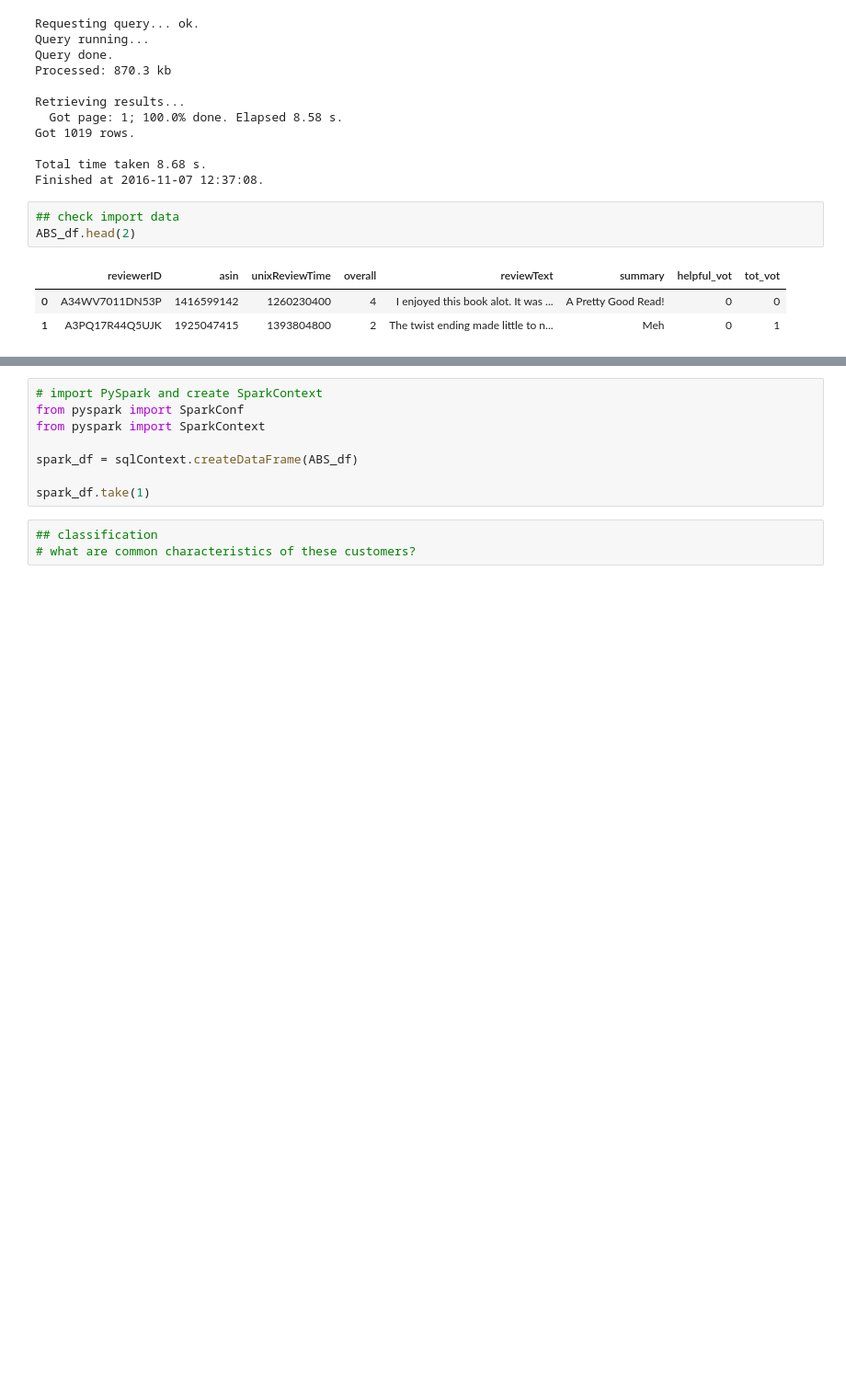
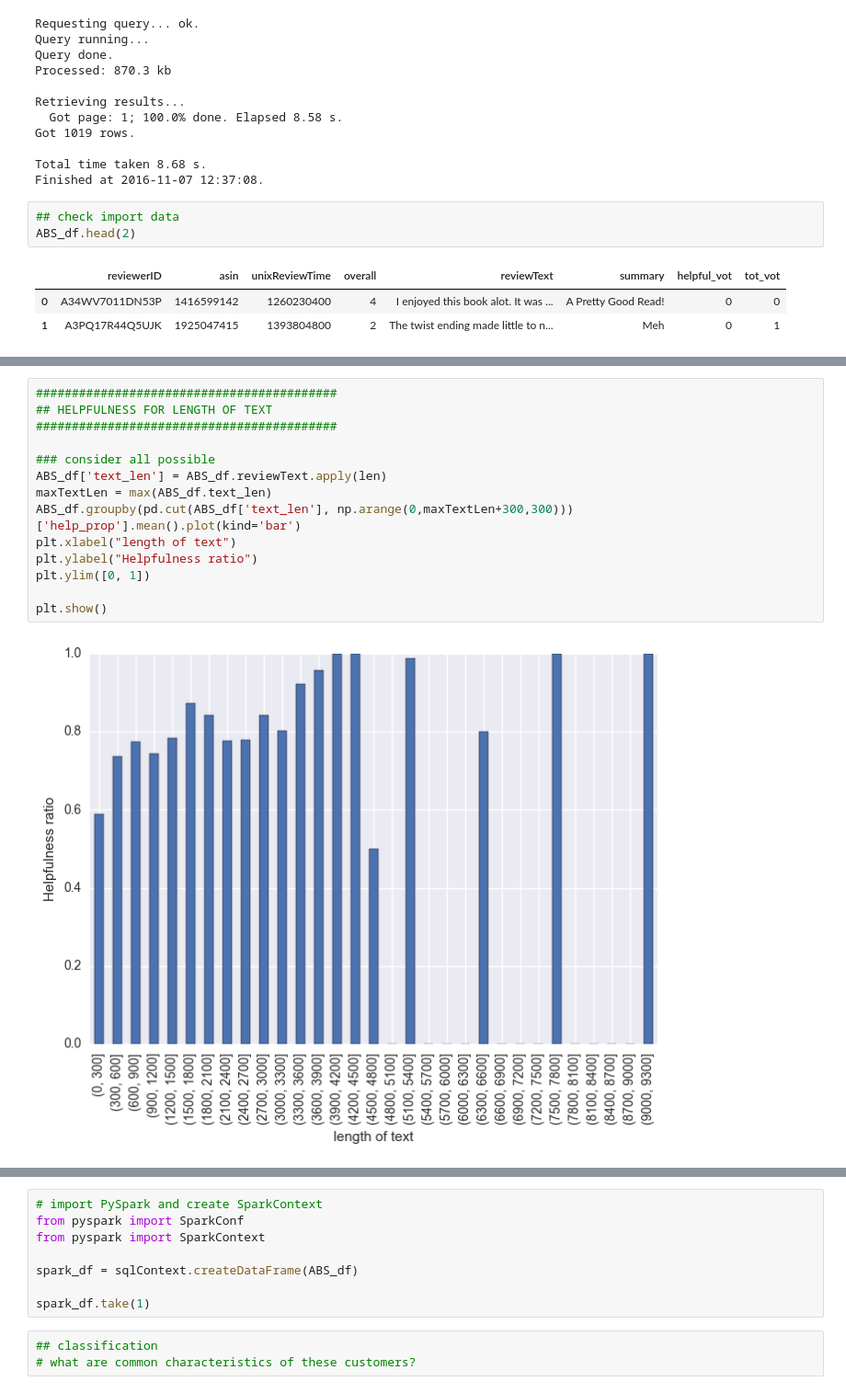
Before and after one commit to TancyKao/AmazonReviewProj, a Jupyter notebook: AmazonBookPilot.ipynb, the cells around one changed output, grey strips where cells are left out. Shown at 92% size. Drawn from its saved outputs; the diff is of its cells as text; blank space fills up the shorter version.

```diff
--- a/AmazonBookPilot.ipynb
+++ b/AmazonBookPilot.ipynb
@@ -569,0 +171,16 @@ clean_review = review_to_words( train["review"][0] )
+# %%
+##########################################
+## HELPFULNESS FOR LENGTH OF TEXT
+##########################################
+
+### consider all possible
+ABS_df['text_len'] = ABS_df.reviewText.apply(len)
+maxTextLen = max(ABS_df.text_len)
+ABS_df.groupby(pd.cut(ABS_df['text_len'], np.arange(0,maxTextLen+300,300)))['help_prop'].mean().plot(kind='bar')
+plt.xlabel("length of text")
+plt.ylabel("Helpfulness ratio")
+plt.ylim([0, 1])
+
+plt.show()
+# %% [output]
+[figure, added]
```
Also changed, not shown: parts of 62 cells of this notebook.
